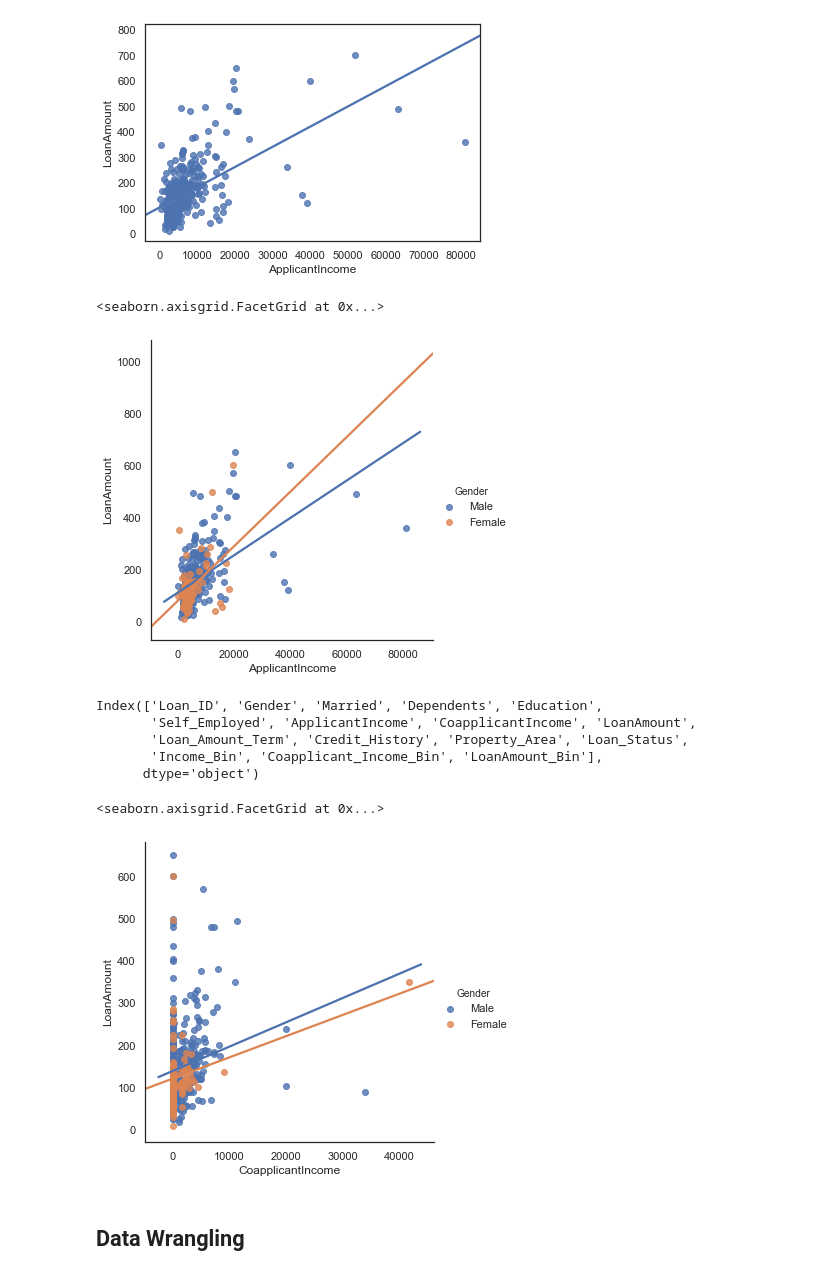
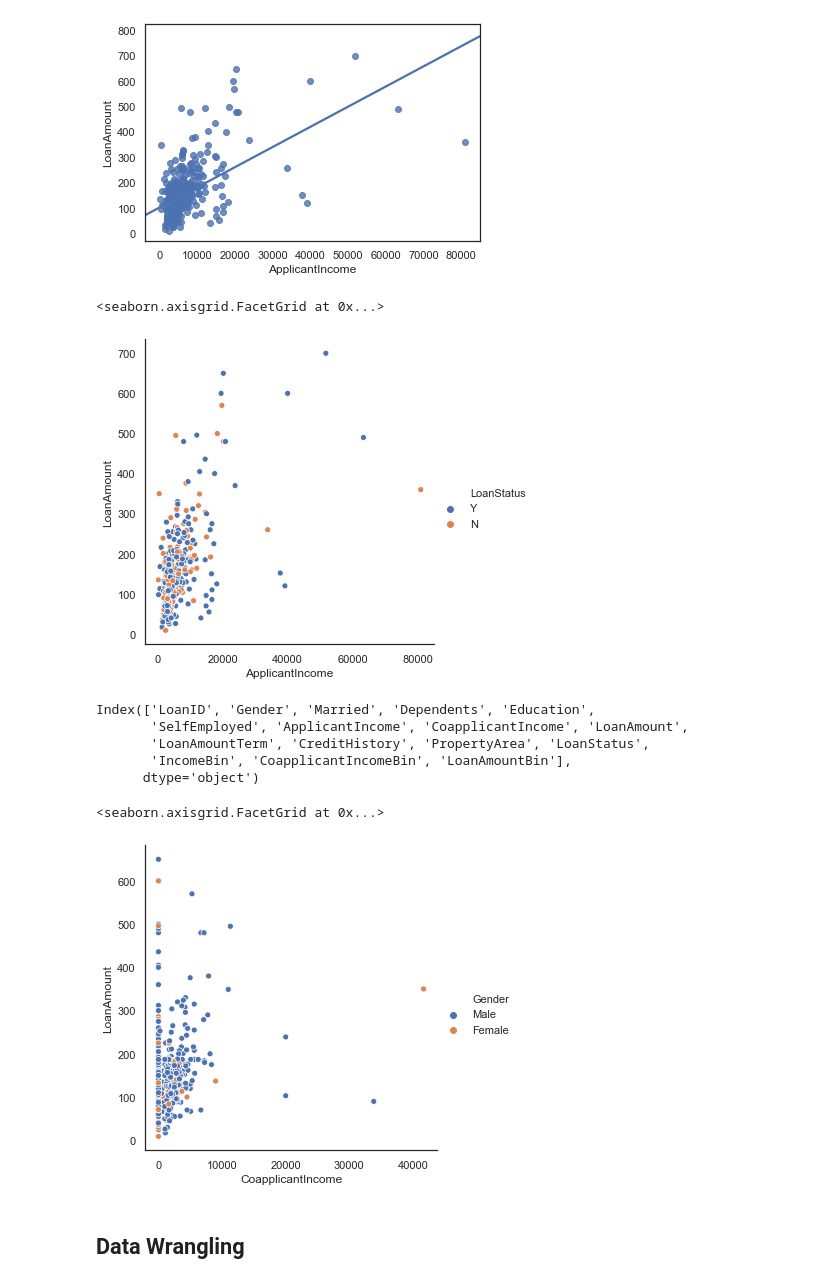
Before and after one commit to srikanthpragada/DS_06_JAN_2020, a Jupyter notebook: loan/loan_prediction.ipynb, the cells around one changed output. Cells and saved outputs as stored; diff of their text form; code cells hidden in the pictures.

```diff
--- a/loan/loan_prediction.ipynb
+++ b/loan/loan_prediction.ipynb
@@ -418,5 +447,5 @@ sns.catplot(x="Property_Area",y="Count", hue="Loan_Status", data=d, kind="bar")
 bins=[0,2500,4000,6000,85000]
 group=['Low','Average','High', 'Very high']
 # Create a new column for income bin
-train['Income_Bin']= pd.cut(train['ApplicantIncome'],bins,labels=group)
+train['IncomeBin']= pd.cut(train['ApplicantIncome'],bins,labels=group)
 # %%
@@ -454,5 +483,5 @@ sns.catplot(x="Income_Bin",y="Count", hue="Loan_Status", data=d, kind="bar")
 # Making bins for Coapplicant income variable
 bins=[-1,1000,3000,42000]
 group=['Low','Average','High']
-train['Coapplicant_Income_Bin']=pd.cut(train['CoapplicantIncome'],bins,labels=group)
+train['CoapplicantIncomeBin']=pd.cut(train['CoapplicantIncome'],bins,labels=group)
 # %%
@@ -474,6 +503,6 @@ sns.catplot(x="Coapplicant_Income_Bin",y="Count", hue="Loan_Status", data=d, kin
 # Making bins for LoanAmount variable
 bins=[0,100,200,700]
 group=['Low','Average','High']
-train['LoanAmount_Bin']=pd.cut(train['LoanAmount'],bins,labels=group)
-train[['LoanAmount','LoanAmount_Bin']].head(10)
+train['LoanAmountBin']=pd.cut(train['LoanAmount'],bins,labels=group)
+train[['LoanAmount','LoanAmountBin']].head(10)
 # %% [output]
@@ -511,23 +540,23 @@ sns.regplot(x="ApplicantIncome", y = "LoanAmount", data = train,ci=False)
 <matplotlib.axes._subplots.AxesSubplot at 0x...>
 [figure]
 # %%
-sns.lmplot(x="ApplicantIncome", y = "LoanAmount", hue='Gender',data = train,ci=False)
+sns.relplot(x="ApplicantIncome", y = "LoanAmount", hue='LoanStatus',data = train)
 # %% [output]
 <seaborn.axisgrid.FacetGrid at 0x...>
-[figure, old version]
+[figure, new version]
 # %%
 train.columns
 # %% [output]
-Index(['Loan_ID', 'Gender', 'Married', 'Dependents', 'Education',
-       'Self_Employed', 'ApplicantIncome', 'CoapplicantIncome', 'LoanAmount',
-       'Loan_Amount_Term', 'Credit_History', 'Property_Area', 'Loan_Status',
-       'Income_Bin', 'Coapplicant_Income_Bin', 'LoanAmount_Bin'],
+Index(['LoanID', 'Gender', 'Married', 'Dependents', 'Education',
+       'SelfEmployed', 'ApplicantIncome', 'CoapplicantIncome', 'LoanAmount',
+       'LoanAmountTerm', 'CreditHistory', 'PropertyArea', 'LoanStatus',
+       'IncomeBin', 'CoapplicantIncomeBin', 'LoanAmountBin'],
       dtype='object')
 # %%
-sns.lmplot(x="CoapplicantIncome", y = "LoanAmount", hue='Gender',data = train,ci=False)
+sns.relplot(x="CoapplicantIncome", y = "LoanAmount", hue='Gender',data = train,ci=False)
 # %% [output]
 <seaborn.axisgrid.FacetGrid at 0x...>
-[figure, old version]
+[figure, new version]
 # %% [markdown]
 ## Data Wrangling
 # %%
```
Also changed, not shown: parts of 34 cells of this notebook.
